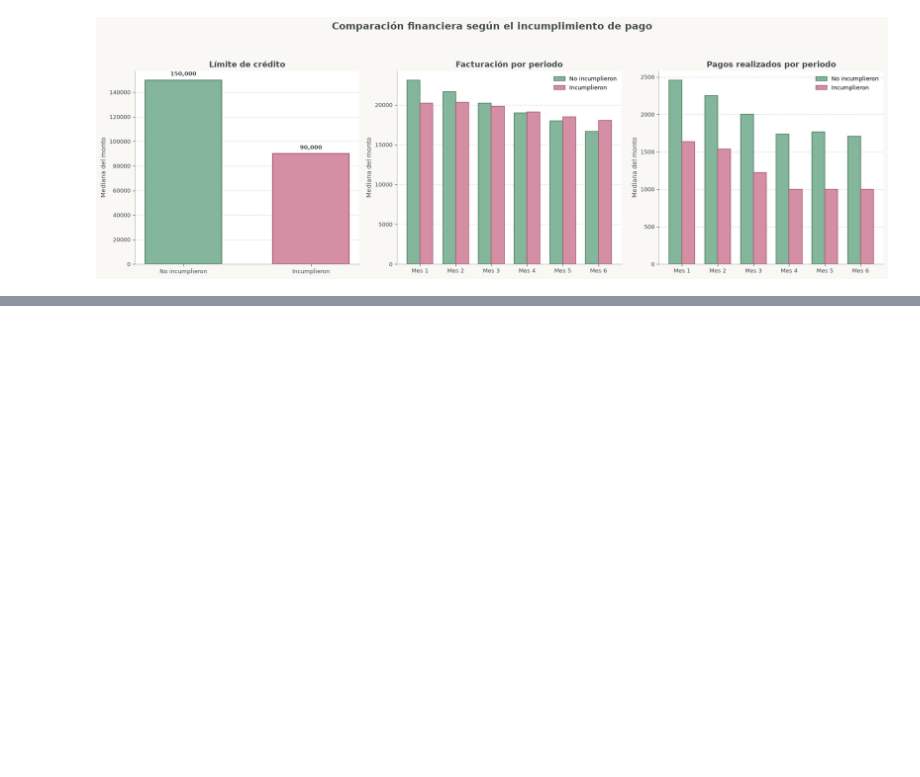
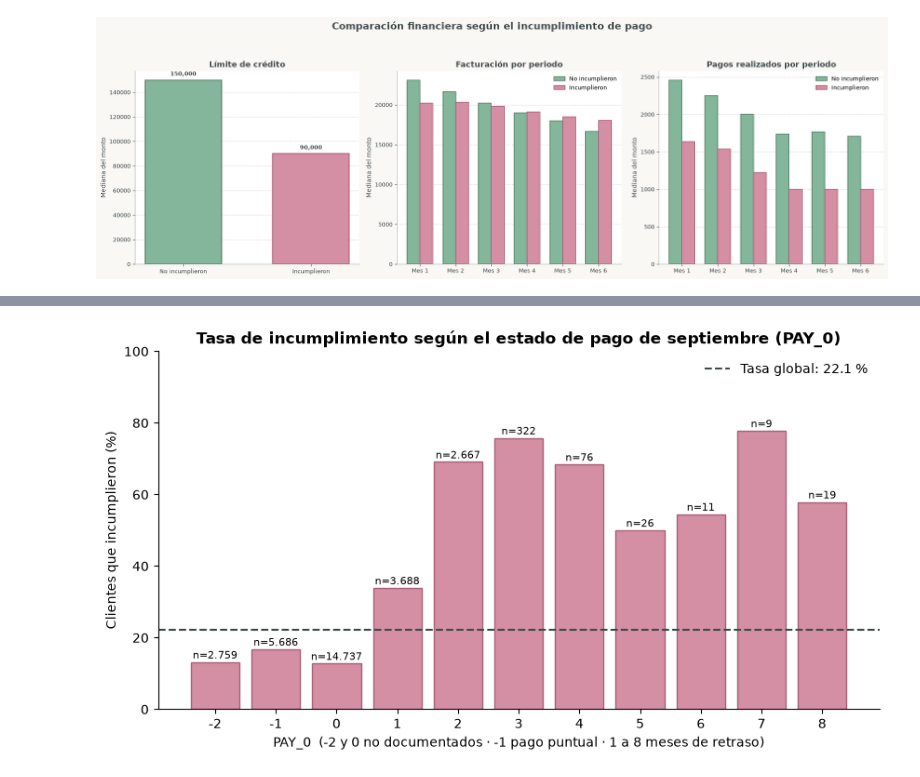
Before and after one commit to manuelarpoce-ui/Proyecto-grupo-4, a Jupyter notebook: notebooks/01_eda.ipynb, the cells around one changed output, grey strips where cells are left out. Drawn from its saved outputs; the diff is of its cells as text; code cells hidden in the pictures; blank space fills up the shorter version.

```diff
--- a/notebooks/01_eda.ipynb
+++ b/notebooks/01_eda.ipynb
@@ -1168,0 +1171,9 @@ plt.show()
+# %%
+objetivo = "default payment next month"
+
+tasa_pay0 = (
+    df.groupby("PAY_0")[objetivo]
+    .agg(clientes="count", incumplieron="sum", tasa_incumplimiento="mean")
+)
+tasa_pay0["tasa_incumplimiento"] = (tasa_pay0["tasa_incumplimiento"] * 100).round(1)
+display(tasa_pay0)
@@ -1168,0 +1194,25 @@ plt.show()
+# %%
+tasa_global = df[objetivo].mean() * 100
+
+fig, ax = plt.subplots(figsize=(10, 5))
+barras = ax.bar(
+    tasa_pay0.index.astype(str), tasa_pay0["tasa_incumplimiento"],
+    color="#D58FA5", edgecolor="#A85F78"
+)
+ax.axhline(tasa_global, color="#3F494B", linestyle="--", linewidth=1.5,
+           label=f"Tasa global: {tasa_global:.1f} %")
+
+for barra, n in zip(barras, tasa_pay0["clientes"]):
+    ax.text(barra.get_x() + barra.get_width() / 2, barra.get_height() + 1,
+            f"n={n:,}".replace(",", "."), ha="center", fontsize=8)
+
+ax.set_title("Tasa de incumplimiento según el estado de pago de septiembre (PAY_0)",
+             fontweight="bold")
+ax.set_xlabel("PAY_0  (-2 y 0 no documentados · -1 pago puntual · 1 a 8 meses de retraso)")
+ax.set_ylabel("Clientes que incumplieron (%)")
+ax.set_ylim(0, 100)
+ax.legend(frameon=False)
+ax.spines[["top", "right"]].set_visible(False)
+plt.show()
+# %% [output]
+[figure, added]
```
Also changed, not shown: parts of 18 cells of this notebook.
